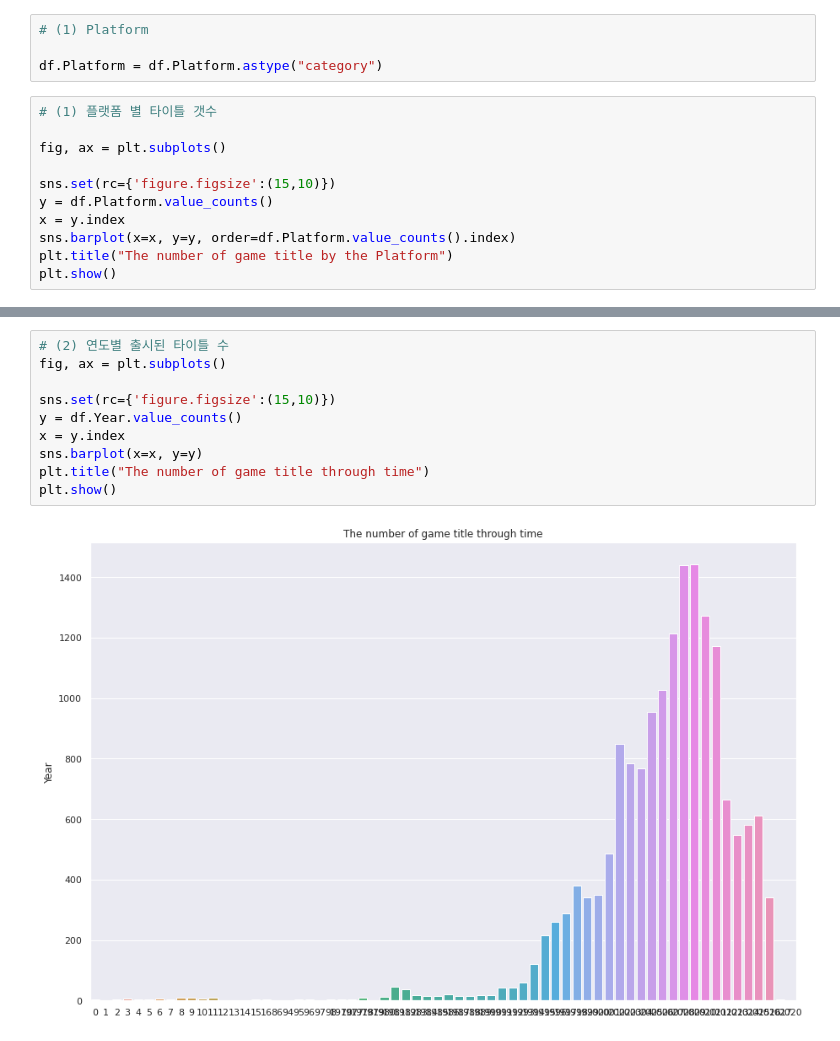
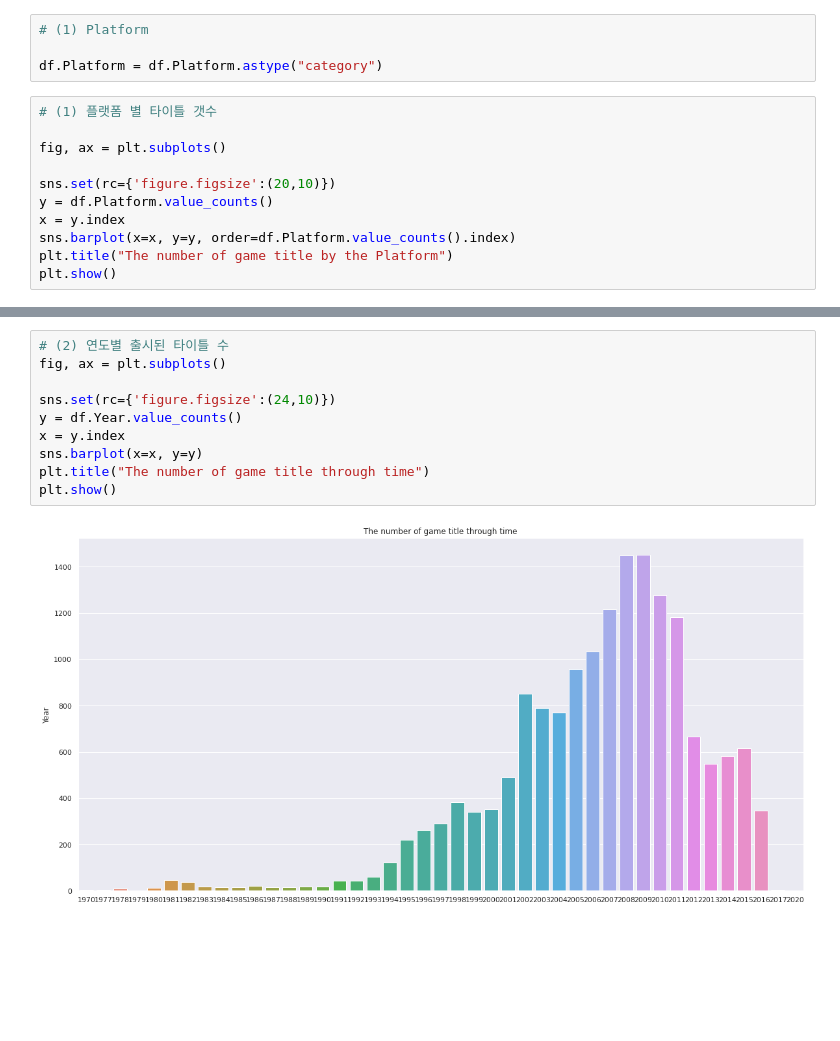
Before and after one commit to pokem1402/section_project_one, a Jupyter notebook: EDA_3_visualize.ipynb, the cells around one changed output, grey strips where cells are left out. Drawn from its saved outputs; the diff is of its cells as text; blank space fills up the shorter version.

```diff
--- a/EDA_3_visualize.ipynb
+++ b/EDA_3_visualize.ipynb
@@ -49,7 +49,7 @@ df.Platform = df.Platform.astype("category")
 
 fig, ax = plt.subplots()
 
-sns.set(rc={'figure.figsize':(15,10)})
+sns.set(rc={'figure.figsize':(20,10)})
 y = df.Platform.value_counts()
 x = y.index
 sns.barplot(x=x, y=y, order=df.Platform.value_counts().index)
@@ -75,12 +64,12 @@ Name: Year, Length: 66, dtype: int64
 # %%
 # (2) 연도별 출시된 타이틀 수
 fig, ax = plt.subplots()
 
-sns.set(rc={'figure.figsize':(15,10)})
+sns.set(rc={'figure.figsize':(24,10)})
 y = df.Year.value_counts()
 x = y.index
 sns.barplot(x=x, y=y)
 plt.title("The number of game title through time")
 plt.show()
 # %% [output]
-[figure, old version]
+[figure, new version]
```
Also changed, not shown: parts of 4 cells of this notebook.
